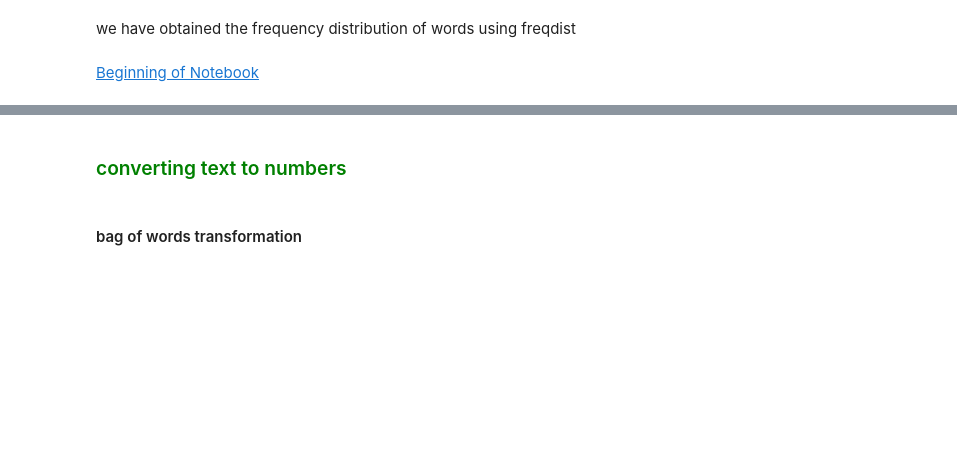
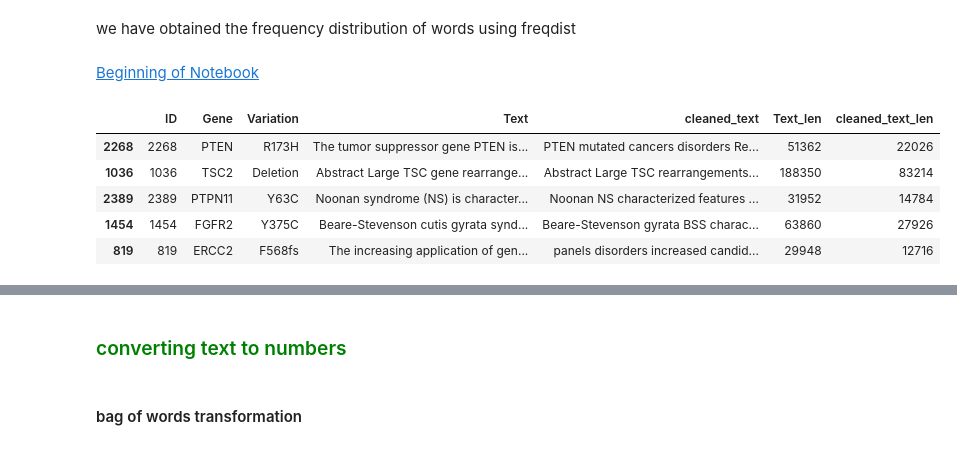
Before and after one commit to me-nobody/jovian-ml-project, a Jupyter notebook: jovian-ml-project-030122.ipynb, the cells around one changed output, grey strips where cells are left out. Drawn from its saved outputs; the diff is of its cells as text; code cells hidden in the pictures; blank space fills up the shorter version.

```diff
--- a/jovian-ml-project-030122.ipynb
+++ b/jovian-ml-project-030122.ipynb
@@ -822,15 +822,6 @@ def freq_dist(data):
 # https://www.kaggle.com/elemento/personalizedmedicine-rct
 # %% [markdown]
 [Beginning of Notebook](#top)
-# %%
-# remove punctuation
-train_df['cleaned_text'] = train_df['Text'].progress_map(cleanse_data,na_action='ignore')
-# %%
-# filtering all common english words
-train_df['cleaned_text'] = train_df['cleaned_text'].progress_map(reduce_words,na_action='ignore')
-# %%
-train_df['Text_len'] = train_df['Text'].progress_map(lambda x:len(str(x)))
-train_df['cleaned_text_len'] = train_df['cleaned_text'].progress_map(lambda x:len(str(x)))
 # %%
 def text_preprocessing(df):
     # remove punctuation
@@ -843,0 +839,9 @@ def text_preprocessing(df):
+# %%
+train_df.head()
+# %% [output]
+|  | ID | Gene | Variation | Text | cleaned_text | Text_len | cleaned_text_len |
+| 2268 | 2268 | PTEN | R173H | The tumor suppressor gene PTEN is... | PTEN mutated cancers disorders Re... | 51362 | 22026 |
+| 1036 | 1036 | TSC2 | Deletion | Abstract Large TSC gene rearrange... | Abstract Large TSC rearrangements... | 188350 | 83214 |
+| 2389 | 2389 | PTPN11 | Y63C | Noonan syndrome (NS) is character... | Noonan NS characterized features ... | 31952 | 14784 |
+| 1454 | 1454 | FGFR2 | Y375C | Beare-Stevenson cutis gyrata synd... | Beare-Stevenson gyrata BSS charac... | 63860 | 27926 |
+| 819 | 819 | ERCC2 | F568fs | The increasing application of gen... | panels disorders increased candid... | 29948 | 12716 |
```
Also changed, not shown: parts of 3 cells of this notebook.
